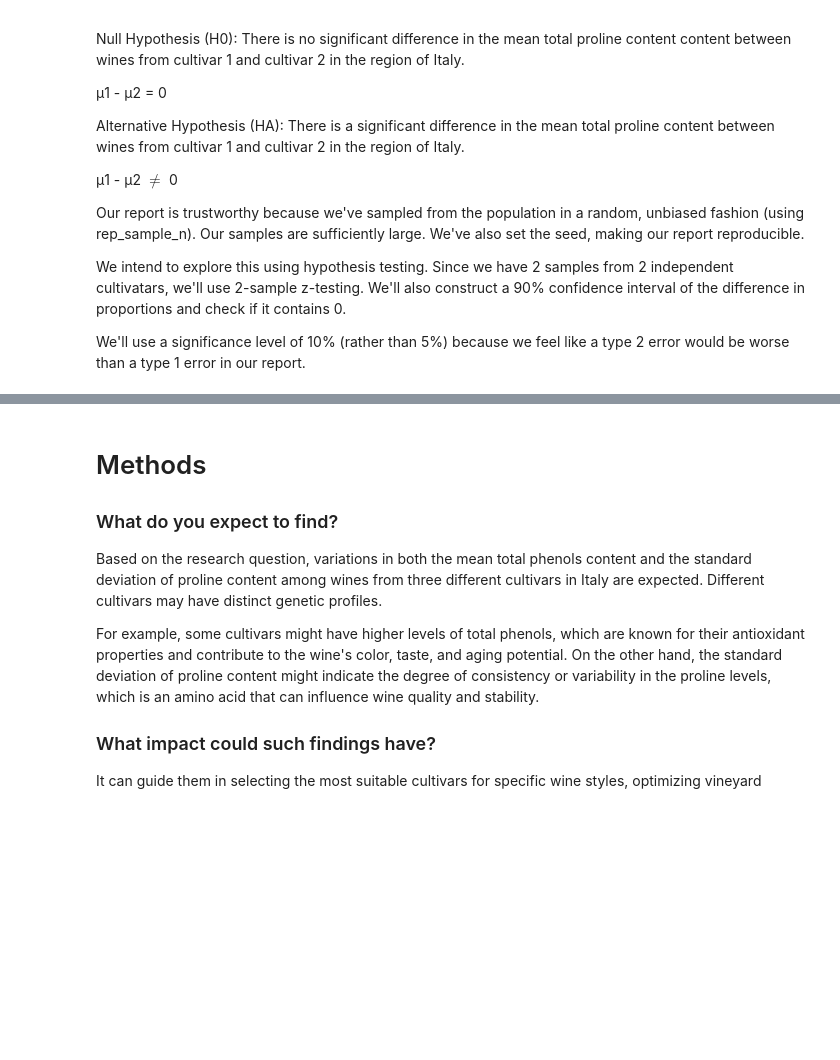
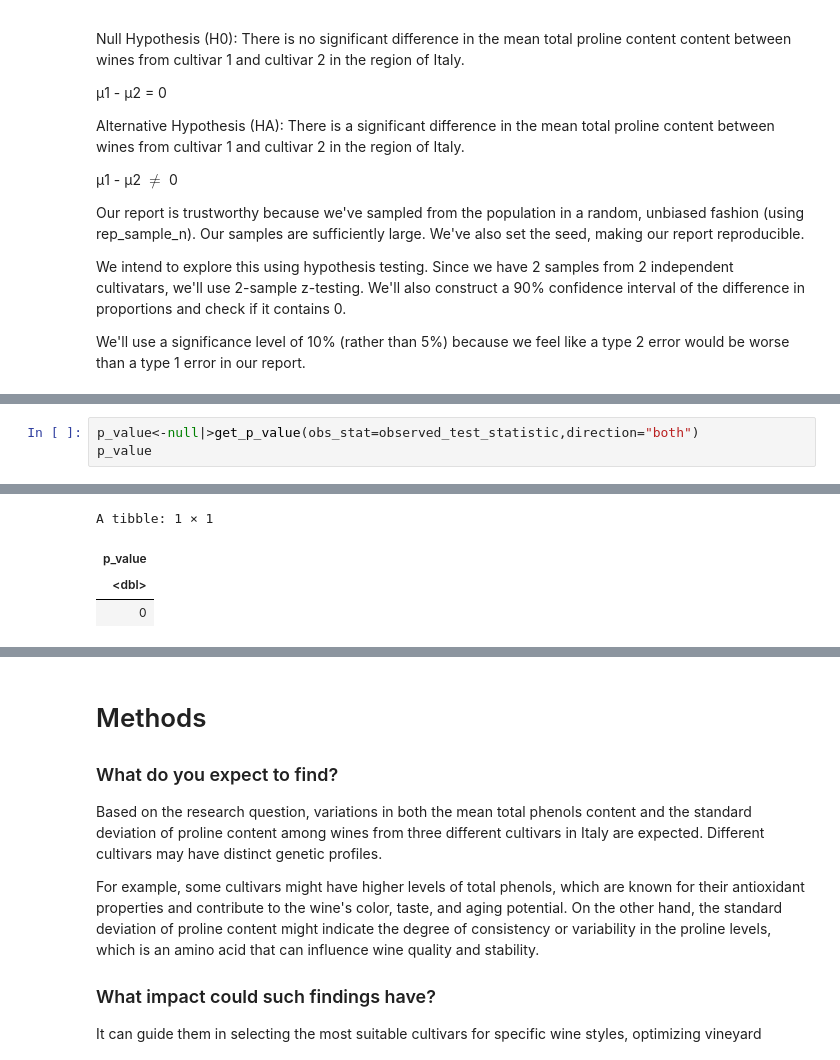
Before and after one commit to lyl1220/Stat201_Project, a Jupyter notebook: w group proposal.ipynb, the cells around one changed output, grey strips where cells are left out. Drawn from its saved outputs; the diff is of its cells as text; blank space fills up the shorter version.

```diff
--- a/w group proposal.ipynb
+++ b/w group proposal.ipynb
@@ -141,0 +186,4 @@ We'll use a significance level of 10% (rather than 5%) because we feel like a ty
+# %%
+p_value<-null|>get_p_value(obs_stat=observed_test_statistic,direction="both")
+p_value
+# %% [output]
@@ -141,0 +192,4 @@ We'll use a significance level of 10% (rather than 5%) because we feel like a ty
+A tibble: 1 × 1
+| p_value |
+| <dbl> |
+| 0 |
```
Also changed, not shown: parts of 6 cells of this notebook.
